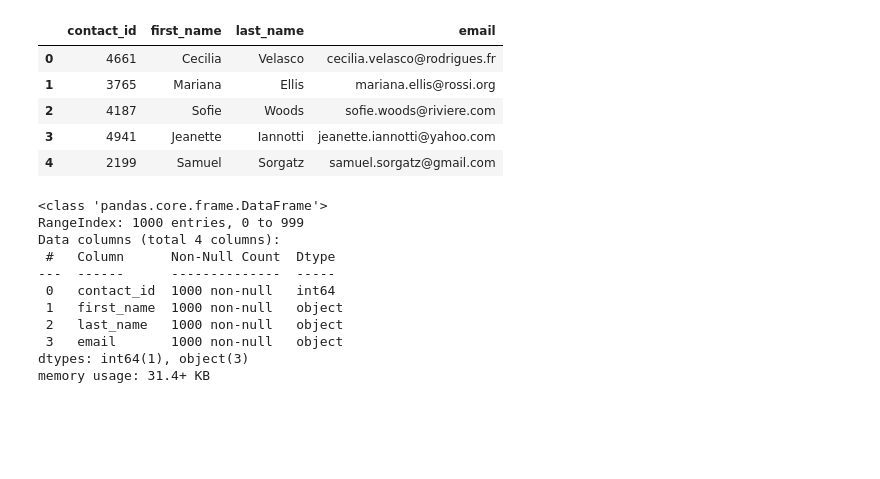
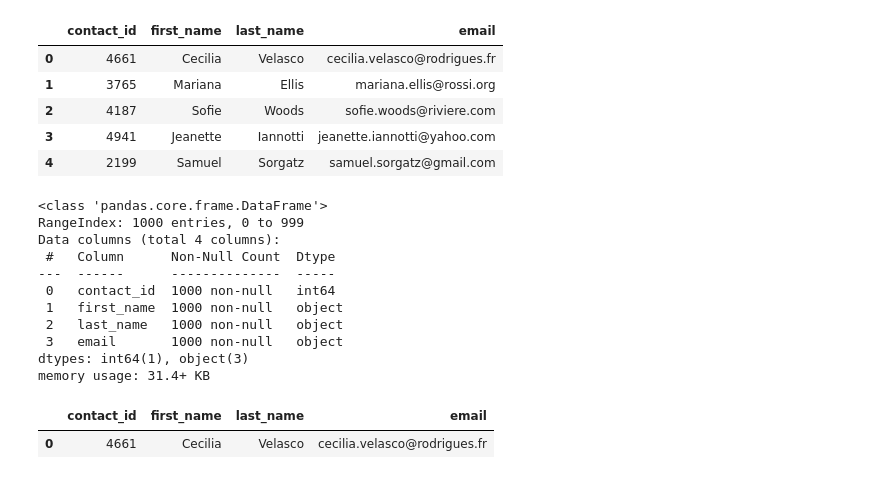
Before and after one commit to martabaker/ds_project_2_group_19, a Jupyter notebook: Starter_Files/ETL_Mini_Project_Starter_Code.ipynb, the cells around one changed output. Drawn from its saved outputs; the diff is of its cells as text; code cells hidden in the pictures; blank space fills up the shorter version.

```diff
--- a/Starter_Files/ETL_Mini_Project_Starter_Code.ipynb
+++ b/Starter_Files/ETL_Mini_Project_Starter_Code.ipynb
@@ -411,6 +411,12 @@ Data columns (total 4 columns):
  3   email       1000 non-null   object
 dtypes: int64(1), object(3)
 memory usage: 31.4+ KB
+# %%
+filter = contacts_df_clean.contact_id == 4661
+contacts_df_clean.loc[filter]
+# %% [output]
+|  | contact_id | first_name | last_name | email |
+| 0 | 4661 | Cecilia | Velasco | cecilia.velasco@rodrigues.fr |
 # %%
 # Export the DataFrame as a CSV file.
 contacts_df_clean.to_csv("Resources/contacts.csv", encoding='utf8', index=False)
```
Also changed, not shown: 2 other files.
